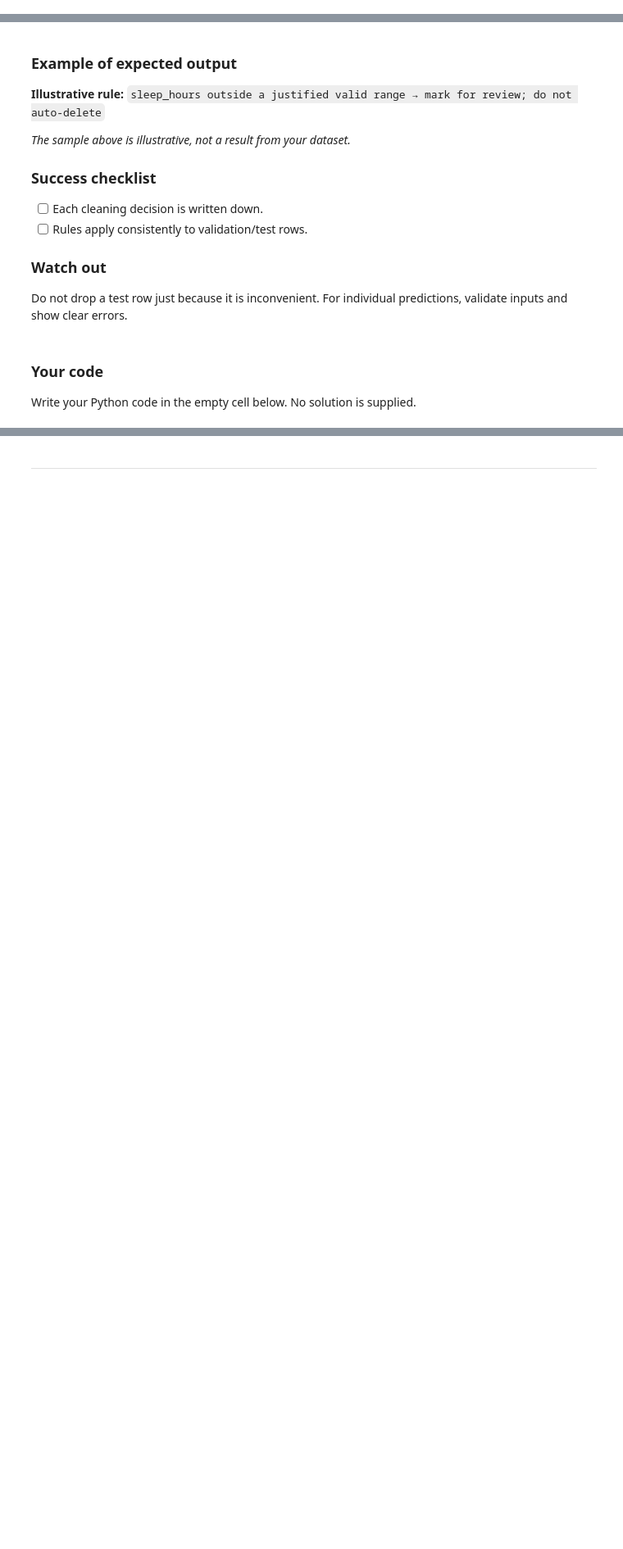
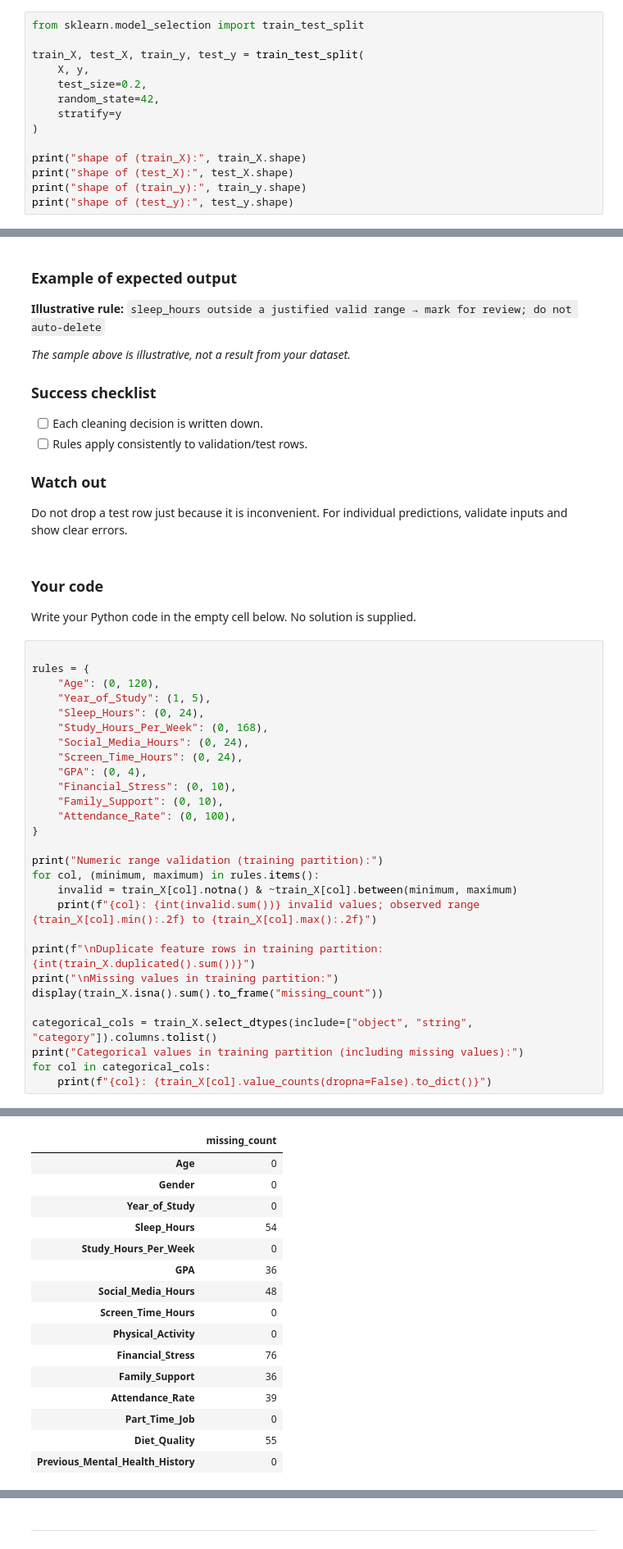
Before and after one commit to ElMehdiCherkaoui/Pr-diction-du-risque-de-sant-mentale-chez-les-tudiants, a Jupyter notebook: student-mental-health/notebooks/02_preprocessing.ipynb, the cells around one changed output, grey strips where cells are left out. Shown at 82% size. Cells and saved outputs as stored; diff of their text form; blank space fills up the shorter version.

```diff
--- a/student-mental-health/notebooks/02_preprocessing.ipynb
+++ b/student-mental-health/notebooks/02_preprocessing.ipynb
@@ -80,3 +114,17 @@ Do not impute, scale, oversample, or select features using the entire dataset be
 # %% [markdown]
 ### Your code
 Write your Python code in the empty cell below. No solution is supplied.
+# %%
+from sklearn.model_selection import train_test_split
+
+train_X, test_X, train_y, test_y = train_test_split(
+    X, y,
+    test_size=0.2,
+    random_state=42,
+    stratify=y
+)
+
+print("shape of (train_X):", train_X.shape)
+print("shape of (test_X):", test_X.shape)
+print("shape of (train_y):", train_y.shape)
+print("shape of (test_y):", test_y.shape)
@@ -108,3 +161,32 @@ Do not drop a test row just because it is inconvenient. For individual predictio
 # %% [markdown]
 ### Your code
 Write your Python code in the empty cell below. No solution is supplied.
+# %%
+
+rules = {
+    "Age": (0, 120),
+    "Year_of_Study": (1, 5),
+    "Sleep_Hours": (0, 24),
+    "Study_Hours_Per_Week": (0, 168),
+    "Social_Media_Hours": (0, 24),
+    "Screen_Time_Hours": (0, 24),
+    "GPA": (0, 4),
+    "Financial_Stress": (0, 10),
+    "Family_Support": (0, 10),
+    "Attendance_Rate": (0, 100),
+}
+
+print("Numeric range validation (training partition):")
+for col, (minimum, maximum) in rules.items():
+    invalid = train_X[col].notna() & ~train_X[col].between(minimum, maximum)
+    print(f"{col}: {int(invalid.sum())} invalid values; observed range {train_X[col].min():.2f} to {train_X[col].max():.2f}")
+
+print(f"\nDuplicate feature rows in training partition: {int(train_X.duplicated().sum())}")
+print("\nMissing values in training partition:")
+display(train_X.isna().sum().to_frame("missing_count"))
+
+categorical_cols = train_X.select_dtypes(include=["object", "string", "category"]).columns.tolist()
+print("Categorical values in training partition (including missing values):")
+for col in categorical_cols:
+    print(f"{col}: {train_X[col].value_counts(dropna=False).to_dict()}")
+# %% [output]
@@ -110,0 +208,16 @@ Write your Python code in the empty cell below. No solution is supplied.
+|  | missing_count |
+| Age | 0 |
+| Gender | 0 |
+| Year_of_Study | 0 |
+| Sleep_Hours | 54 |
+| Study_Hours_Per_Week | 0 |
+| GPA | 36 |
+| Social_Media_Hours | 48 |
+| Screen_Time_Hours | 0 |
+| Physical_Activity | 0 |
+| Financial_Stress | 76 |
+| Family_Support | 36 |
+| Attendance_Rate | 39 |
+| Part_Time_Job | 0 |
+| Diet_Quality | 55 |
+| Previous_Mental_Health_History | 0 |
```
Also changed, not shown: parts of 18 cells of this notebook.
